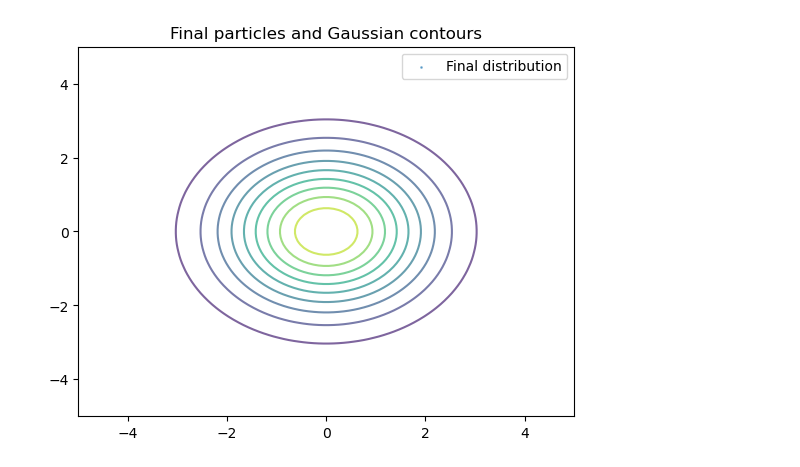
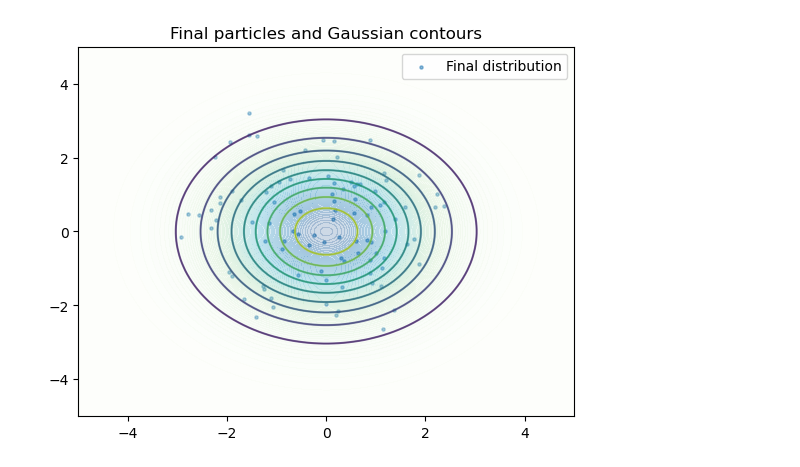
Before and after one commit to congyewang/kgd-code, a Jupyter notebook: vi_notebook.ipynb, the cells around one changed output. Drawn from its saved outputs; the diff is of its cells as text; code cells hidden in the pictures.

```diff
--- a/vi_notebook.ipynb
+++ b/vi_notebook.ipynb
@@ -72,13 +40,13 @@ d = 2
 VI = VariationalInference(q_0,L,k,d)
 
 # theta0 = flat_params
-# W0 = random.normal(random.PRNGKey(2), (1000, d))
-# X0 = model(theta0, W0)
+W0 = random.normal(random.PRNGKey(2), (1000, d))
+#X0 = VI.model(Theta[0], W0)
 
-key = random.PRNGKey(0)
-Theta = VI.run(key,eta,T,d)
+key = random.PRNGKey(1)
+Theta = VI.run(key,eta,T)
 theta_fin = Theta[-1]
 
-W_fin = random.normal(random.PRNGKey(1), (1000, d))
+W_fin = random.normal(random.PRNGKey(2), (100, d))
 X_fin = VI.model(theta_fin, W_fin)
-# X = [NF.model(theta, W0) for theta in Theta]
+X = [VI.model(theta, W0) for theta in Theta]
@@ -116,31 +68,45 @@ Array([       nan,        nan,        nan,        nan,        nan,
 # %%
 # plt.plot(KGD_fin)
 # %%
-plt.scatter(X_fin[:, 0], X_fin[:, 1], s=1, alpha=0.5,label='Final distribution')
+plt.scatter(X_fin[:, 0], X_fin[:, 1], s=5, alpha=0.5,label='Final distribution')
 #plt.scatter(X0[:, 0], X0[:, 1], s=1, alpha=0.5,label = 'Initial distribution')
 plt.legend()
 
 import matplotlib.pyplot as plt
 import jax.numpy as jnp
 from jax.scipy.stats import multivariate_normal
 
 # Paramètres de la distribution
 mean = jnp.zeros(2)  # Moyenne (0, 0)
 cov = jnp.eye(2) * 2.0  # Matrice de covariance (2 * identité)
 
 # Grille pour les lignes de niveau
 x = jnp.linspace(-5, 5, 100)
 y = jnp.linspace(-5, 5, 100)
 X, Y = jnp.meshgrid(x, y)
 pos = jnp.dstack((X, Y))
 
+cf = plt.contourf(
+        X, Y, Z,
+        levels=100,          # plus de niveaux pour un dégradé lisse
+        cmap='GnBu',
+        alpha=0.2     # transparence du fond
+    )
+
+  # Lignes de contour par-dessus
+plt.contour(
+    X, Y, Z,
+    levels=10,
+    colors='black',
+    linewidths=0.8,
+    alpha=0.5)
 # Calcul de la densité de probabilité
 Z = multivariate_normal.pdf(pos, mean, cov)
 
 #
 plt.contour(X, Y, Z, levels=10, cmap='viridis', alpha=0.7, label='Gaussian contours')
 plt.title("Final particles and Gaussian contours")
 plt.legend()
 plt.show()
 # %% [output]
-[figure, old version]
+[figure, new version]
```
Also changed, not shown: parts of 4 cells of this notebook, 5 other files.
